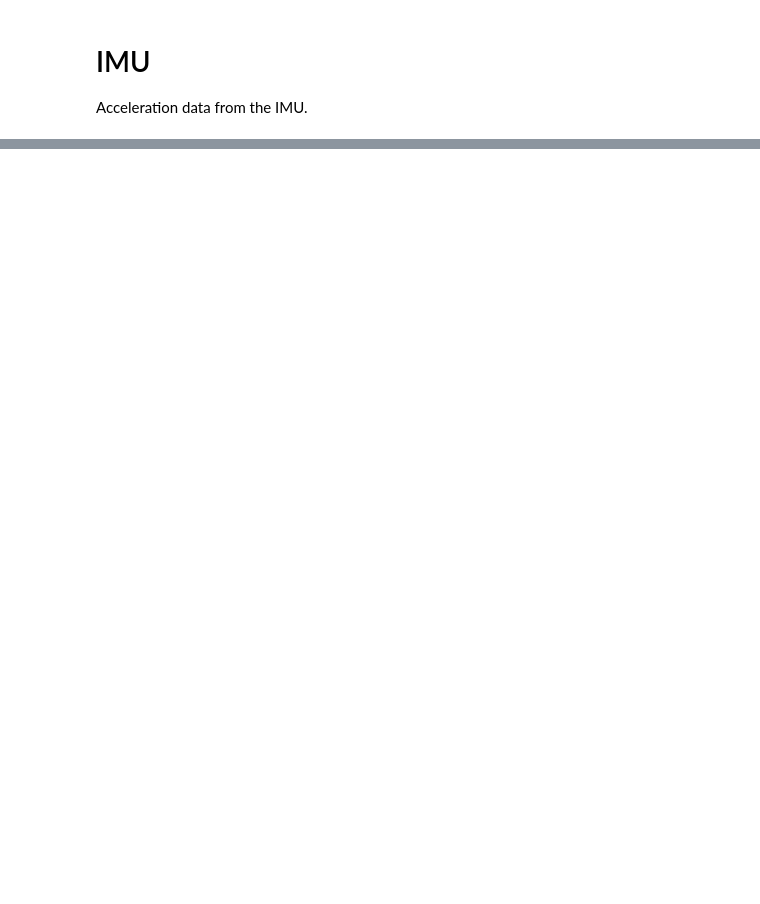
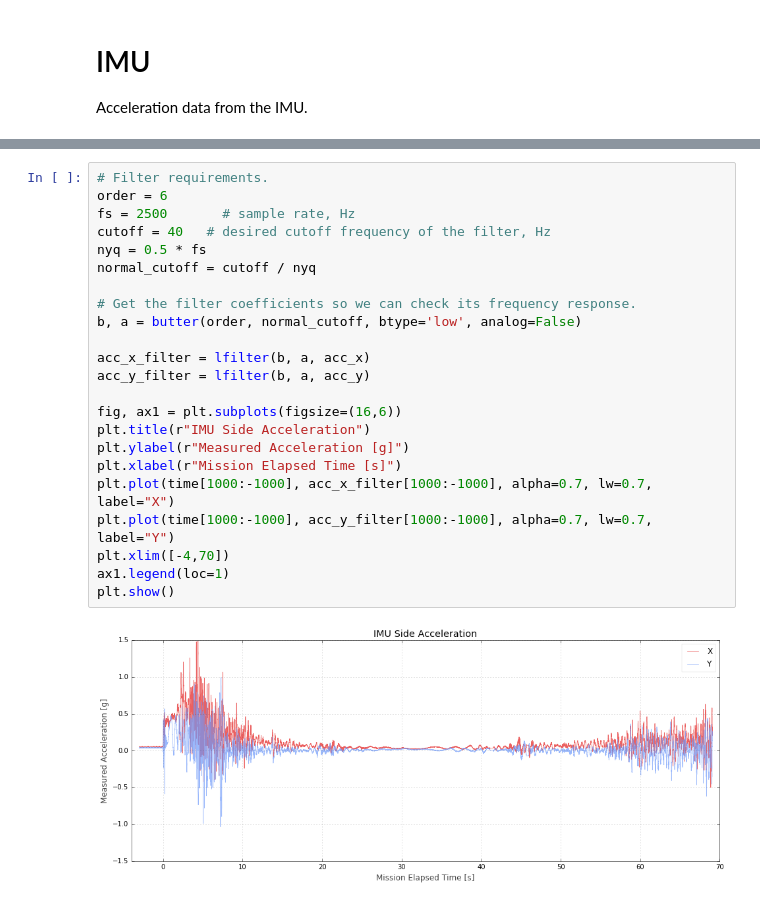
Before and after one commit to psas/Launch-5, a Jupyter notebook: data/launch-overview/IMU.ipynb, the cells around one changed output, grey strips where cells are left out. Saved outputs shown, nothing was run; the diff lists cells and outputs as text; blank space fills up the shorter version.

```diff
--- a/data/launch-overview/IMU.ipynb
+++ b/data/launch-overview/IMU.ipynb
@@ -70,0 +77,25 @@ plt.show()
+# %%
+# Filter requirements.
+order = 6
+fs = 2500       # sample rate, Hz
+cutoff = 40   # desired cutoff frequency of the filter, Hz
+nyq = 0.5 * fs
+normal_cutoff = cutoff / nyq
+
+# Get the filter coefficients so we can check its frequency response.
+b, a = butter(order, normal_cutoff, btype='low', analog=False)
+
+acc_x_filter = lfilter(b, a, acc_x)
+acc_y_filter = lfilter(b, a, acc_y)
+
+fig, ax1 = plt.subplots(figsize=(16,6))
+plt.title(r"IMU Side Acceleration")
+plt.ylabel(r"Measured Acceleration [g]")
+plt.xlabel(r"Mission Elapsed Time [s]")
+plt.plot(time[1000:-1000], acc_x_filter[1000:-1000], alpha=0.7, lw=0.7, label="X")
+plt.plot(time[1000:-1000], acc_y_filter[1000:-1000], alpha=0.7, lw=0.7, label="Y")
+plt.xlim([-4,70])
+ax1.legend(loc=1)
+plt.show()
+# %% [output]
+[figure, added]
```
Also changed, not shown: parts of 3 cells of this notebook.
